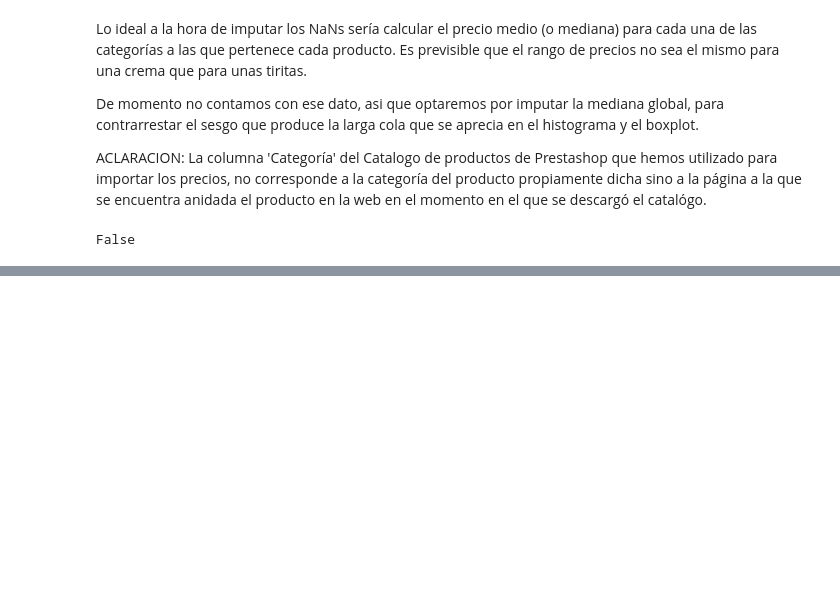
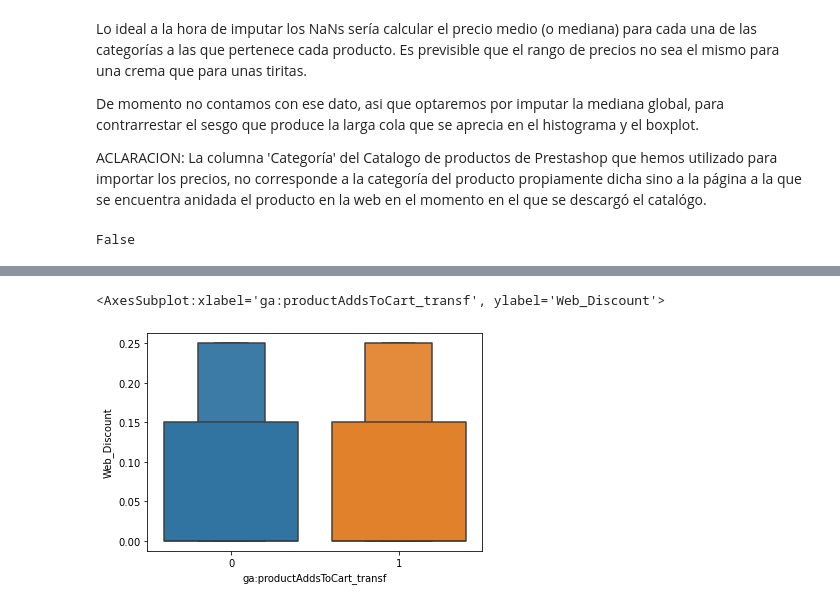
Before and after one commit to Laurajmoreno/ML_and_CRO, a Jupyter notebook: NUMERICAL DATA - DATA EXPLORATION and FE (Price and Discounts).ipynb, the cells around one changed output, grey strips where cells are left out. Saved outputs shown, nothing was run; the diff lists cells and outputs as text; code cells hidden in the pictures; blank space fills up the shorter version.

```diff
--- a/NUMERICAL DATA - DATA EXPLORATION and FE (Price and Discounts).ipynb
+++ b/NUMERICAL DATA - DATA EXPLORATION and FE (Price and Discounts).ipynb
@@ -293,0 +449,5 @@ False
+# %%
+sns.boxenplot(data=df,x=df['ga:productAddsToCart_transf'],y=df['Web_Discount'])
+# %% [output]
+<AxesSubplot:xlabel='ga:productAddsToCart_transf', ylabel='Web_Discount'>
+[figure, added]
```
Also changed, not shown: parts of 36 cells of this notebook, 1 other file.
